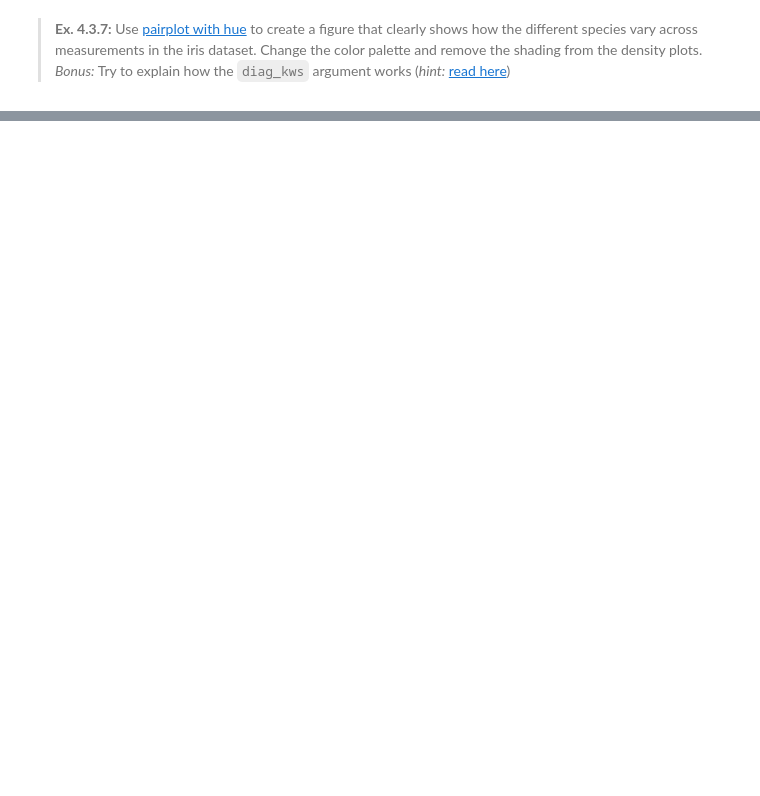
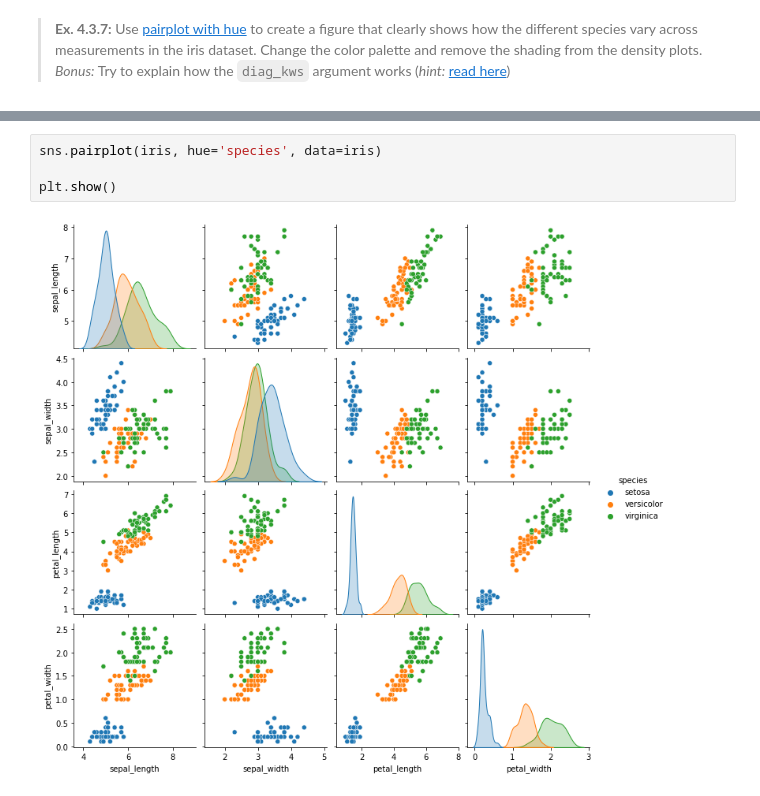
Before and after one commit to laurajaida/laura_og_stjernerne, a Jupyter notebook: assignment_1.ipynb, the cells around one changed output, grey strips where cells are left out. Cells and saved outputs as stored; diff of their text form; blank space fills up the shorter version.

```diff
--- a/assignment_1.ipynb
+++ b/assignment_1.ipynb
@@ -475,0 +554,6 @@ raise NotImplementedError()
+# %%
+sns.pairplot(iris, hue='species', data=iris)
+
+plt.show()
+# %% [output]
+[figure, added]
```
Also changed, not shown: parts of 13 cells of this notebook.
